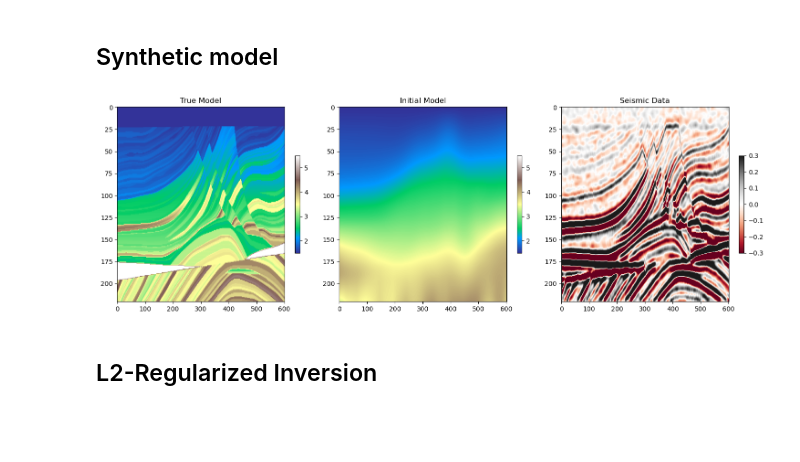
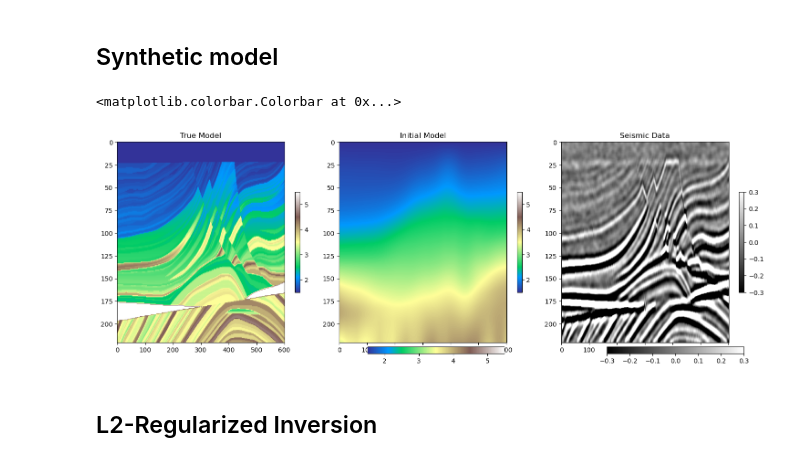
Before and after one commit to DIG-Kaust/Seismic_PnP, a Jupyter notebook: notebooks/PnP_PD_Post-Stack_Seismic_Inversion_marmousi.ipynb, the cells around one changed output. Saved outputs shown, nothing was run; the diff lists cells and outputs as text; code cells hidden in the pictures; blank space fills up the shorter version.

```diff
--- a/notebooks/PnP_PD_Post-Stack_Seismic_Inversion_marmousi.ipynb
+++ b/notebooks/PnP_PD_Post-Stack_Seismic_Inversion_marmousi.ipynb
@@ -103,35 +100,43 @@ d = (PPop_dense * m.ravel()).reshape(nz, nx)
 
 # synthetic seismic with colored noise
 sigman = 3e-1
 n = filtfilt(np.ones(10)/10, 1,
              filtfilt(np.ones(5)/5, 1, np.random.normal(0, sigman, (nz, nx)).T, method='gust').T,
              method='gust')
 dn = d + n
 
 # synthetic seismic with Gaussian noise
 n2 = np.random.normal(0, 1e-1, d.shape)
 dn2 = d + n2
 
 # Scale for the models ploting
 vmin, vmax = np.percentile(m, [1,99])
 
 
 fig, ax = plt.subplots(1,3, figsize=(15,5))
 ax0=ax[0].imshow(m, cmap="terrain" ,vmin=vmin, vmax=vmax)
 ax[0].set_title('True Model')
 ax[0].axis('tight')
 plt.colorbar(ax0, ax=ax[0], shrink=0.5)
 ax1=ax[1].imshow(mback, cmap="terrain", vmin=vmin, vmax=vmax)
 ax[1].set_title('Initial Model')
 ax[1].axis('tight')
 plt.colorbar(ax1, ax=ax[1], shrink=0.5)
-ax2=ax[2].imshow(dn, cmap="RdGy", vmin=-0.3, vmax=0.3)
+ax2=ax[2].imshow(dn, cmap="gray", vmin=-0.3, vmax=0.3)
 ax[2].set_title('Seismic Data')
 ax[2].axis('tight')
 plt.colorbar(ax2, ax=ax[2], shrink=0.5)
 fig.tight_layout()
+
+fig.subplots_adjust(bottom=0.5)
+cbar_ax = fig.add_axes([0.4, 0.001, 0.2, 0.03])
+fig.colorbar(ax0, cax=cbar_ax, orientation='horizontal')
+fig.subplots_adjust(bottom=0.05)
+cbar_ax = fig.add_axes([0.75, 0.001, 0.2, 0.03])
+fig.colorbar(ax2, cax=cbar_ax, orientation='horizontal')
 # %% [output]
+<matplotlib.colorbar.Colorbar at 0x...>
-[figure, old version]
+[figure, new version]
 # %% [markdown]
 ## L2-Regularized Inversion
 # %%
```
Also changed, not shown: parts of 6 cells of this notebook, 1 other file.
